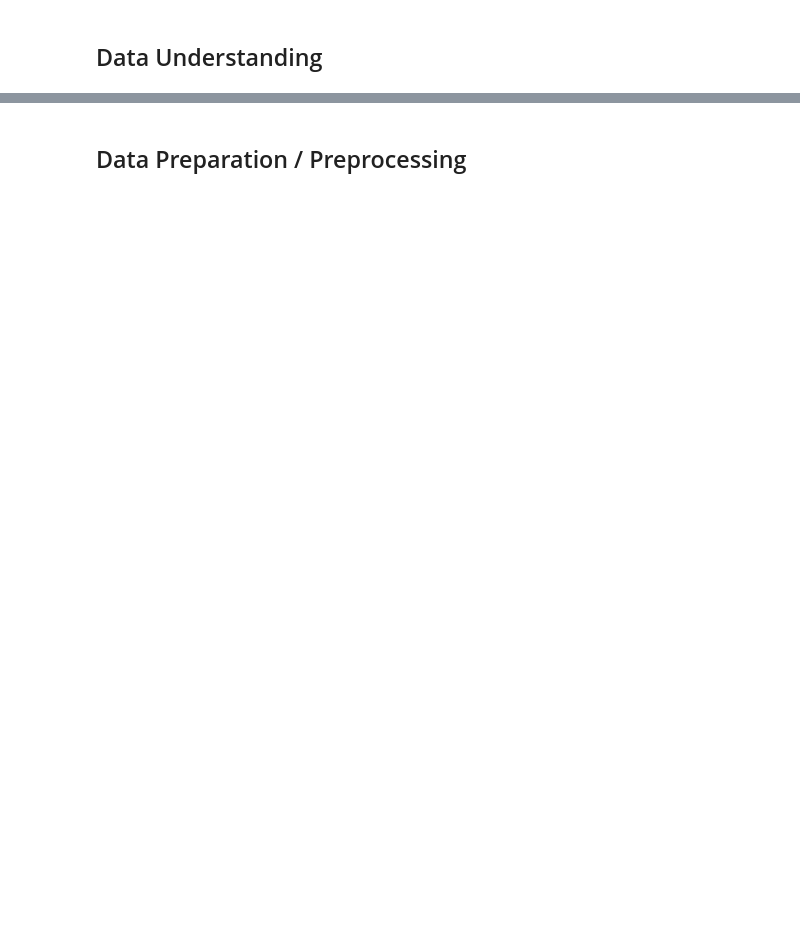
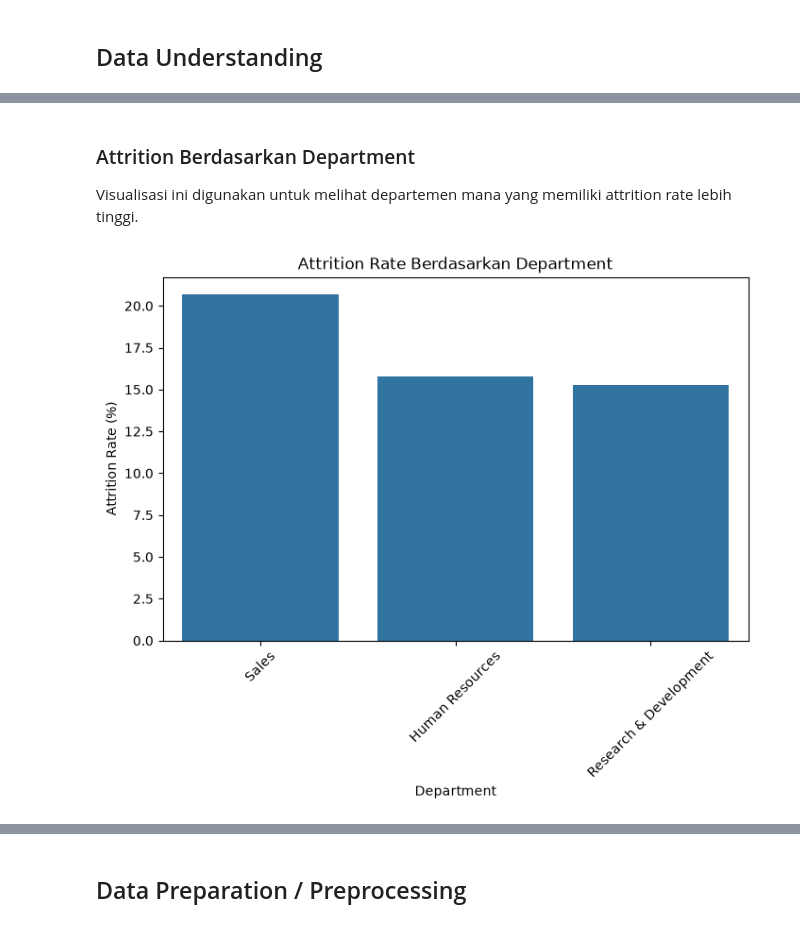
Before and after one commit to nafisfhkr/hr-attrition-prediction-dashboard, a Jupyter notebook: notebook.ipynb, the cells around one changed output, grey strips where cells are left out. Drawn from its saved outputs; the diff is of its cells as text; code cells hidden in the pictures; blank space fills up the shorter version.

```diff
--- a/notebook.ipynb
+++ b/notebook.ipynb
@@ -14,0 +330,20 @@
+# %% [markdown]
+### Attrition Berdasarkan Department
+
+Visualisasi ini digunakan untuk melihat departemen mana yang memiliki attrition rate lebih tinggi.
+# %%
+department_attrition = calculate_attrition_rate_by_category(df_labeled, 'Department')
+
+plt.figure(figsize=(8, 5))
+sns.barplot(
+    data=department_attrition,
+    x='Department',
+    y='Attrition Rate'
+)
+plt.title('Attrition Rate Berdasarkan Department')
+plt.xlabel('Department')
+plt.ylabel('Attrition Rate (%)')
+plt.xticks(rotation=45)
+plt.show()
+# %% [output]
+[figure, added]
```
Also changed, not shown: parts of 38 cells of this notebook, 8 other files.
